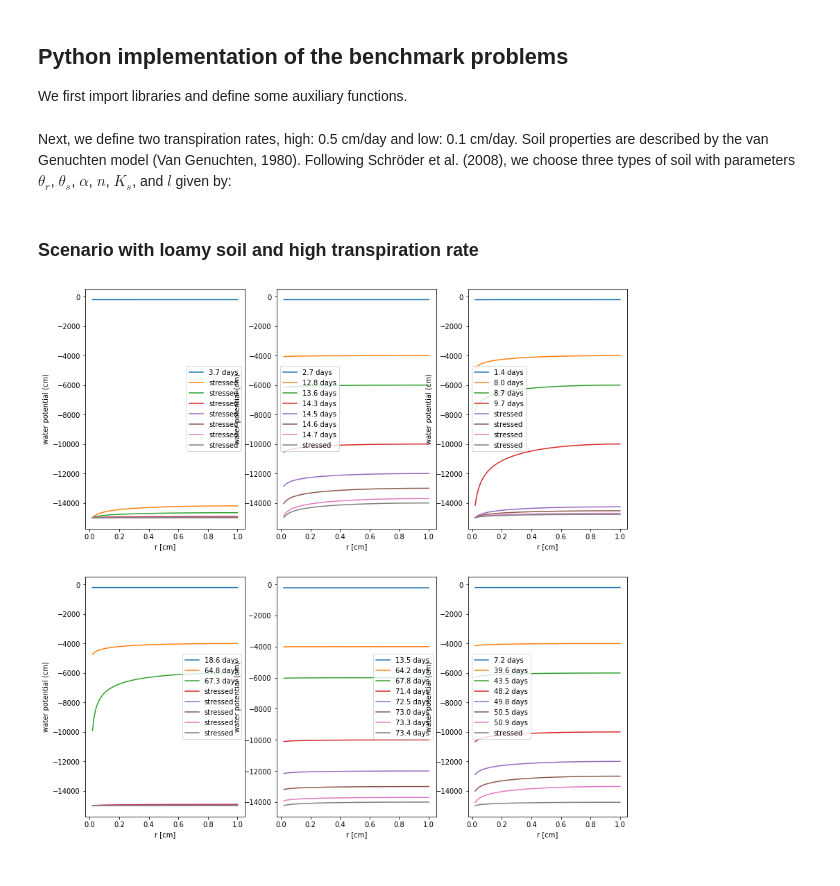
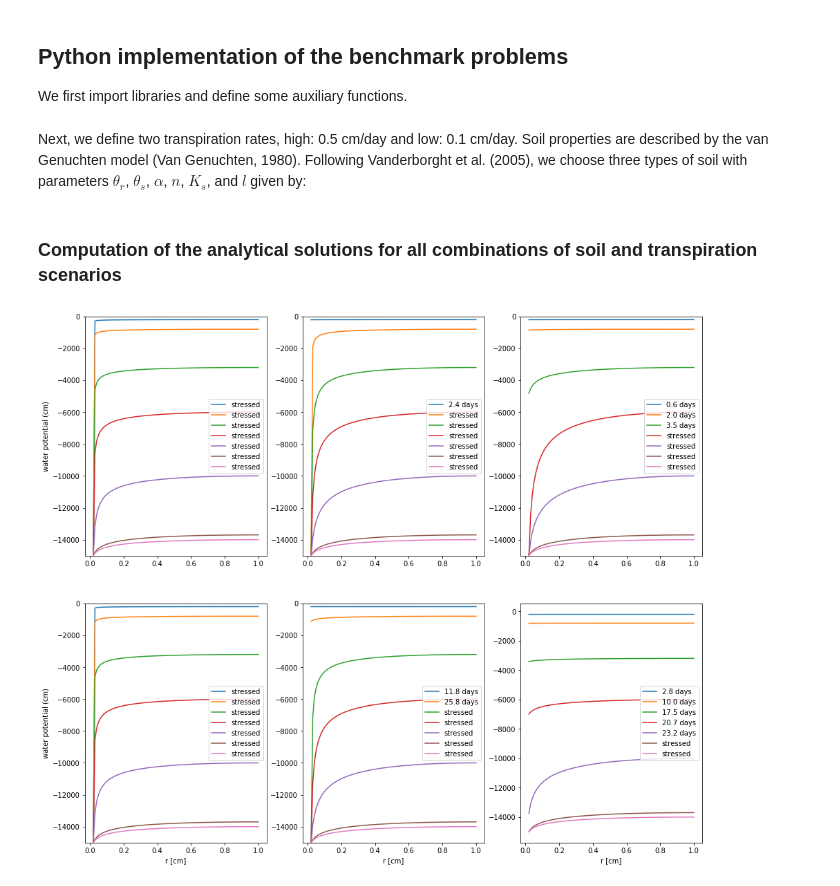
Before and after one commit to RSA-benchmarks/collaborative-comparison, a Jupyter notebook: Single root water uptake.ipynb, the cells around one changed output. Saved outputs shown, nothing was run; the diff lists cells and outputs as text; code cells hidden in the pictures.

Commit message:
New design of single root water uptake problem

```diff
--- a/Single root water uptake.ipynb
+++ b/Single root water uptake.ipynb
@@ -82,50 +82,54 @@ def h(MFP_given,sp):
     h = optimize.brentq(MFP_root, -15000, 0)
     return h
 # %% [markdown]
-Next, we define two transpiration rates, high: 0.5 cm/day and low: 0.1 cm/day. Soil properties are described by the van Genuchten model (Van Genuchten, 1980). Following Schröder et al. (2008), we choose three types of soil with parameters $\theta_r$, $\theta_s$, $\alpha$, $n$, $K_s$, and $l$ given by:
+Next, we define two transpiration rates, high: 0.5 cm/day and low: 0.1 cm/day. Soil properties are described by the van Genuchten model (Van Genuchten, 1980). Following Vanderborght et al. (2005), we choose three types of soil with parameters $\theta_r$, $\theta_s$, $\alpha$, $n$, $K_s$, and $l$ given by:
 # %%
-sand = Parameters(0.02, 0.46, 0.0144, 1.534, 15.42, -0.215)
-loam = Parameters(0.01, 0.42, 0.0084, 1.441, 12.98, -1.497)
-clay = Parameters(0.01, 0.59, 0.0195, 1.109, 4.53, -5.901)
+#sand = Parameters(0.02, 0.46, 0.0144, 1.534, 15.42, -0.215)
+#loam = Parameters(0.01, 0.42, 0.0084, 1.441, 12.98, -1.497)
+#clay = Parameters(0.01, 0.59, 0.0195, 1.109, 4.53, -5.901)
+sand = Parameters(0.045, 0.43, 0.15, 3, 1000,0.5)
+loam = Parameters(0.08, 0.43, 0.04, 1.6, 50,0.5)
+clay = Parameters(0.1, 0.4, 0.01, 1.1, 10,0.5)
-# %% [markdown]
-### Scenario with loamy soil and high transpiration rate
+# %% [markdown]
+### Computation of the analytical solutions for all combinations of soil and transpiration scenarios
 # %%
 r_root = 0.02   # cm
 r_out = 1        #cm
 rho = r_out/r_root
-h_out = [-200, -4000, -6000, -10000, -12000,-13000,-13700, -14000];   #cm
+h_out = [-200, -800, -3200, -6000,-10000,-13700, -14000];   #cm
 h_lim = -15000   # cm
 q_out = 0#q_root * (r_root/(2*r_out))
 r = np.linspace(r_root, r_out, 100)
-fig, ax = plt.subplots(2, 3,figsize=(14, 14))
+fig, ax = plt.subplots(2, 3,figsize=(16, 14))
+h_stressonset=[]
 for s,soil in enumerate([sand, loam, clay]):
     for q,q_root in enumerate([0.5,0.1]):    # q_root in [cm/d], high and low transpiration
         #
+        crit=0
         for k in range(len(h_out)):
             MFP_nostress = MFP(h_out[k],soil) + (q_root*r_root-q_out*r_out)*(r**2/r_root**2/(2*(1-rho**2))+rho**2/(1-rho**2)*(np.log(r_out/r)-0.5)) + q_out*r_out*np.log(r/r_out)
             MFP_stress  = (MFP(h_out[k],soil)+q_out*r_out*np.log(1/rho))*( (r**2/r_root**2 - 1 + 2*rho**2*np.log(r_root/r))/(rho**2 - 1+2*rho**2*np.log(1/rho)) ) + q_out*r_out*np.log(r/r_root)
             h_radial = np.zeros(len(r)); wc_radial = np.zeros(len(r));
             if np.amin(MFP_nostress)>0:   #no stress
                 for i in range(len(r)):
                     h_radial[i] = h(MFP_nostress[i],soil)
                     wc_radial[i] = water_content(h_radial[i],soil)
             else:               # stress
                 for i in range(len(r)):
-                    h_radial[i] = h(MFP_stress[i],loam)
+                    h_radial[i] = h(MFP_stress[i],soil)
                     wc_radial[i] = water_content(h_radial[i],soil)
             # plots
             Q = np.trapz(wc_radial*r,r)
             if np.amin(MFP_nostress)>0:   #no stress
                 simtime=((r_out**2-r_root**2)*3.14*water_content(-100,soil) - Q*2*3.14)/(2*r_root*3.14*q_root)
                 ax[int(q),int(s)].plot(r,h_radial,label="{:.1f}".format(simtime) + ' days')
-                ax[int(q),int(s)].set_xlabel("r [cm]")
-                ax[int(q),int(s)].set_ylabel("water potential (cm)")
-                ax[int(q),int(s)].legend()
             else:
                 ax[int(q),int(s)].plot(r,h_radial,label='stressed')
-                ax[int(q),int(s)].set_xlabel("r [cm]")
-                ax[int(q),int(s)].set_ylabel("water potential (cm)")
-                ax[int(q),int(s)].legend()
+            ax[1,int(s)].set_xlabel("r [cm]")
+            ax[int(q),0].set_ylabel("water potential (cm)")
+            ax[int(q),int(s)].set_ylim(-15000,0)
+            ax[int(q),int(s)].legend(loc=7)
+plt.axis('tight')
 plt.show()
 # %% [output]
-[figure, old version]
+[figure, new version]
```
Also changed, not shown: parts of 2 cells of this notebook.
